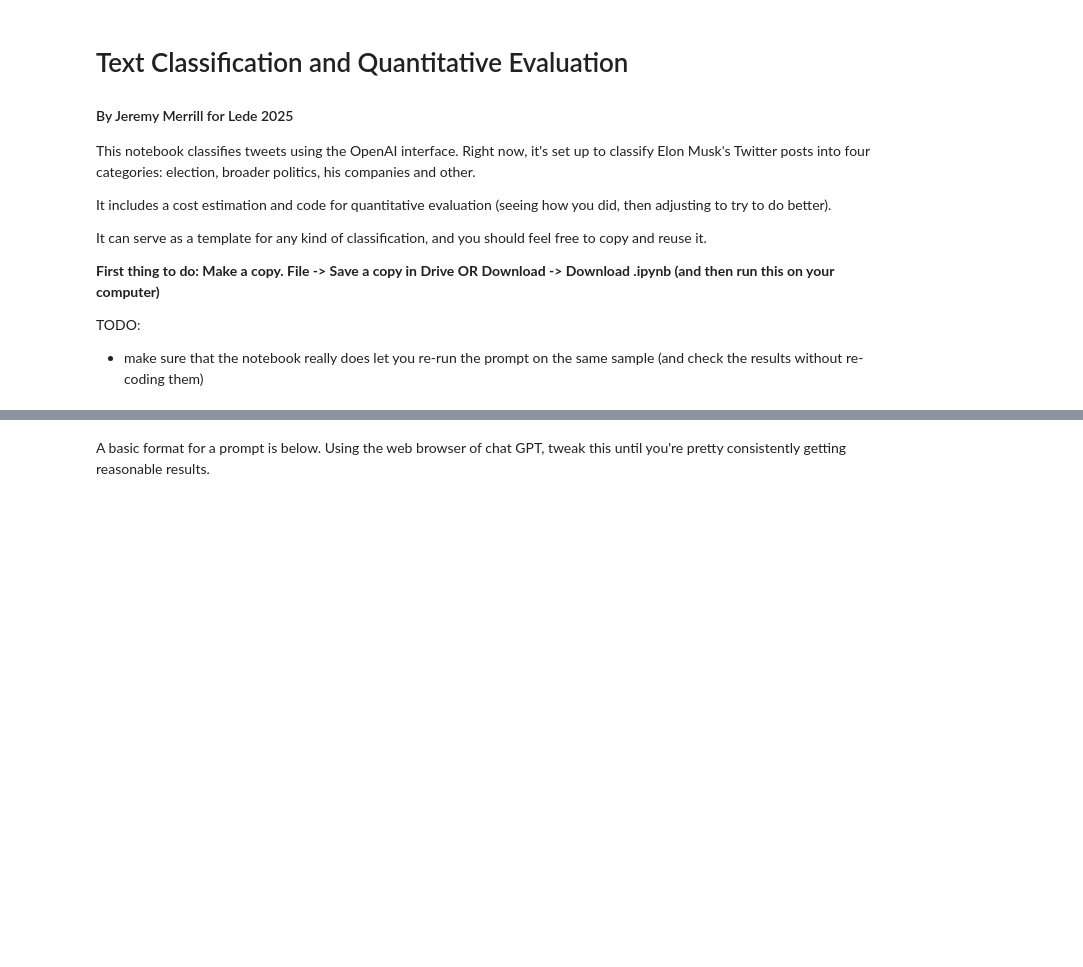
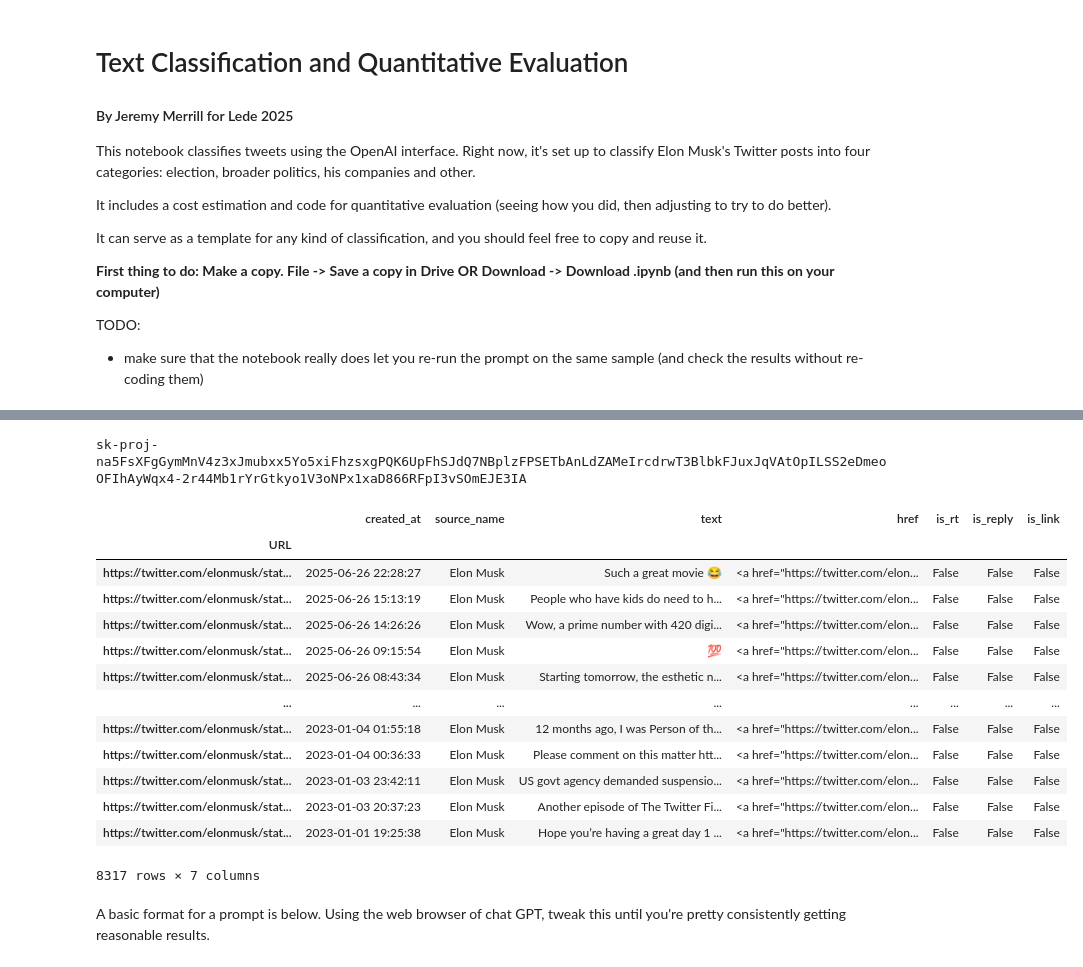
Before and after one commit to katemamyan/LEDE_PROGRAM, a Jupyter notebook: Jeremy's classes/lede2025_text_classification_and_quant_eval.ipynb, the cells around one changed output, grey strips where cells are left out. Saved outputs shown, nothing was run; the diff lists cells and outputs as text; code cells hidden in the pictures; blank space fills up the shorter version.

```diff
--- a/Jeremy's classes/lede2025_text_classification_and_quant_eval.ipynb
+++ b/Jeremy's classes/lede2025_text_classification_and_quant_eval.ipynb
@@ -41,9 +48,10 @@ if IN_COLAB:
   from google.colab import userdata
   api_key = userdata.get('OPENAI_API_KEY_LEDE')
 else:
-  load_dotenv()
+  load_dotenv(override=True)
   api_key = os.environ['OPENAI_API_KEY_LEDE']
 
+print(api_key)
 ## importing data
 if IN_COLAB:
   data_dir = ""
@@ -53,7 +61,7 @@ if IN_COLAB:
   data_full_with_rt_replies_links = pd.read_csv('https://docs.google.com/spreadsheets/d/1cXaIaDpbdg9KcI5IUf-Y39yrcZYsTWK-pHwY-bEIiRU/export?format=csv&gid=197563312')
 else:
   ## or, use a CSV replace this with your data's filename
-  data_dir = "data/raw/"
+  data_dir = "/Users/katemamyan/Documents/GitHub/LEDE_PROGRAM/Jeremy's classes/"
   data_full_with_rt_replies_links = pd.read_csv("elon_twitter_data.csv")
 
 
@@ -75,8 +83,25 @@ data_full_with_rt_replies_links["is_link"] =  data_full_with_rt_replies_links["t
 data_full = data_full_with_rt_replies_links[~data_full_with_rt_replies_links.is_rt & ~data_full_with_rt_replies_links.is_reply & ~data_full_with_rt_replies_links.is_link]
 
 data_sample = data_full.sample(n=SIZE_OF_SAMPLE)
+# %% [output]
+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
 # %%
-data_sample.head()
+data_full
+# %% [output]
+|  | created_at | source_name | text | href | is_rt | is_reply | is_link |
+| URL |  |  |  |  |  |  |  |
+| https://twitter.com/elonmusk/stat... | 2025-06-26 22:28:27 | Elon Musk | Such a great movie 😂 | <a href="https://twitter.com/elon... | False | False | False |
+| https://twitter.com/elonmusk/stat... | 2025-06-26 15:13:19 | Elon Musk | People who have kids do need to h... | <a href="https://twitter.com/elon... | False | False | False |
+| https://twitter.com/elonmusk/stat... | 2025-06-26 14:26:26 | Elon Musk | Wow, a prime number with 420 digi... | <a href="https://twitter.com/elon... | False | False | False |
+| https://twitter.com/elonmusk/stat... | 2025-06-26 09:15:54 | Elon Musk | 💯 | <a href="https://twitter.com/elon... | False | False | False |
+| https://twitter.com/elonmusk/stat... | 2025-06-26 08:43:34 | Elon Musk | Starting tomorrow, the esthetic n... | <a href="https://twitter.com/elon... | False | False | False |
+| ... | ... | ... | ... | ... | ... | ... | ... |
+| https://twitter.com/elonmusk/stat... | 2023-01-04 01:55:18 | Elon Musk | 12 months ago, I was Person of th... | <a href="https://twitter.com/elon... | False | False | False |
+| https://twitter.com/elonmusk/stat... | 2023-01-04 00:36:33 | Elon Musk | Please comment on this matter htt... | <a href="https://twitter.com/elon... | False | False | False |
+| https://twitter.com/elonmusk/stat... | 2023-01-03 23:42:11 | Elon Musk | US govt agency demanded suspensio... | <a href="https://twitter.com/elon... | False | False | False |
+| https://twitter.com/elonmusk/stat... | 2023-01-03 20:37:23 | Elon Musk | Another episode of The Twitter Fi... | <a href="https://twitter.com/elon... | False | False | False |
+| https://twitter.com/elonmusk/stat... | 2023-01-01 19:25:38 | Elon Musk | Hope you’re having a great day 1 ... | <a href="https://twitter.com/elon... | False | False | False |
+8317 rows × 7 columns
 # %%
 
 ## setting up our connection to OpenAI client
```
Also changed, not shown: parts of 11 cells of this notebook, 24 other files.
